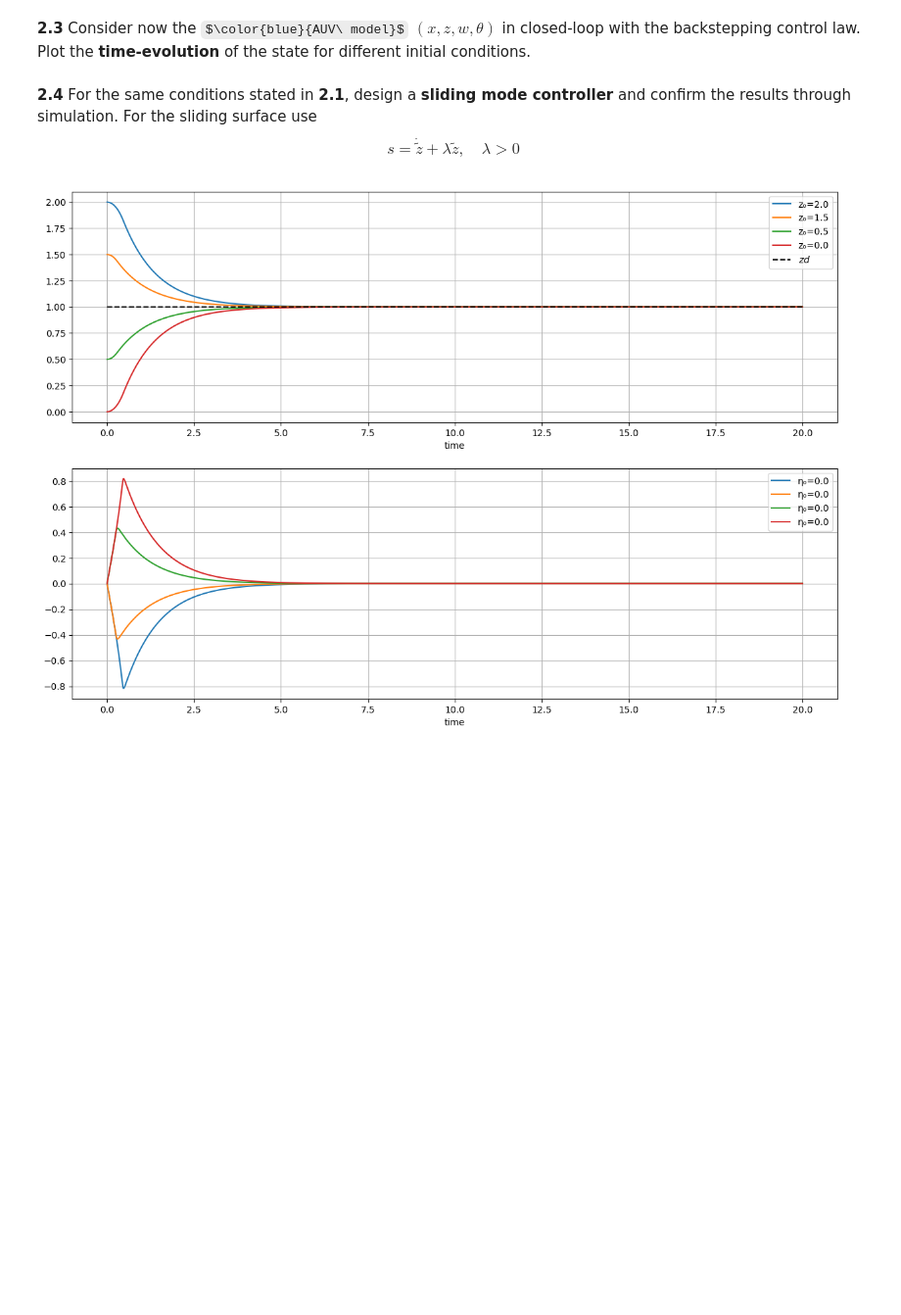
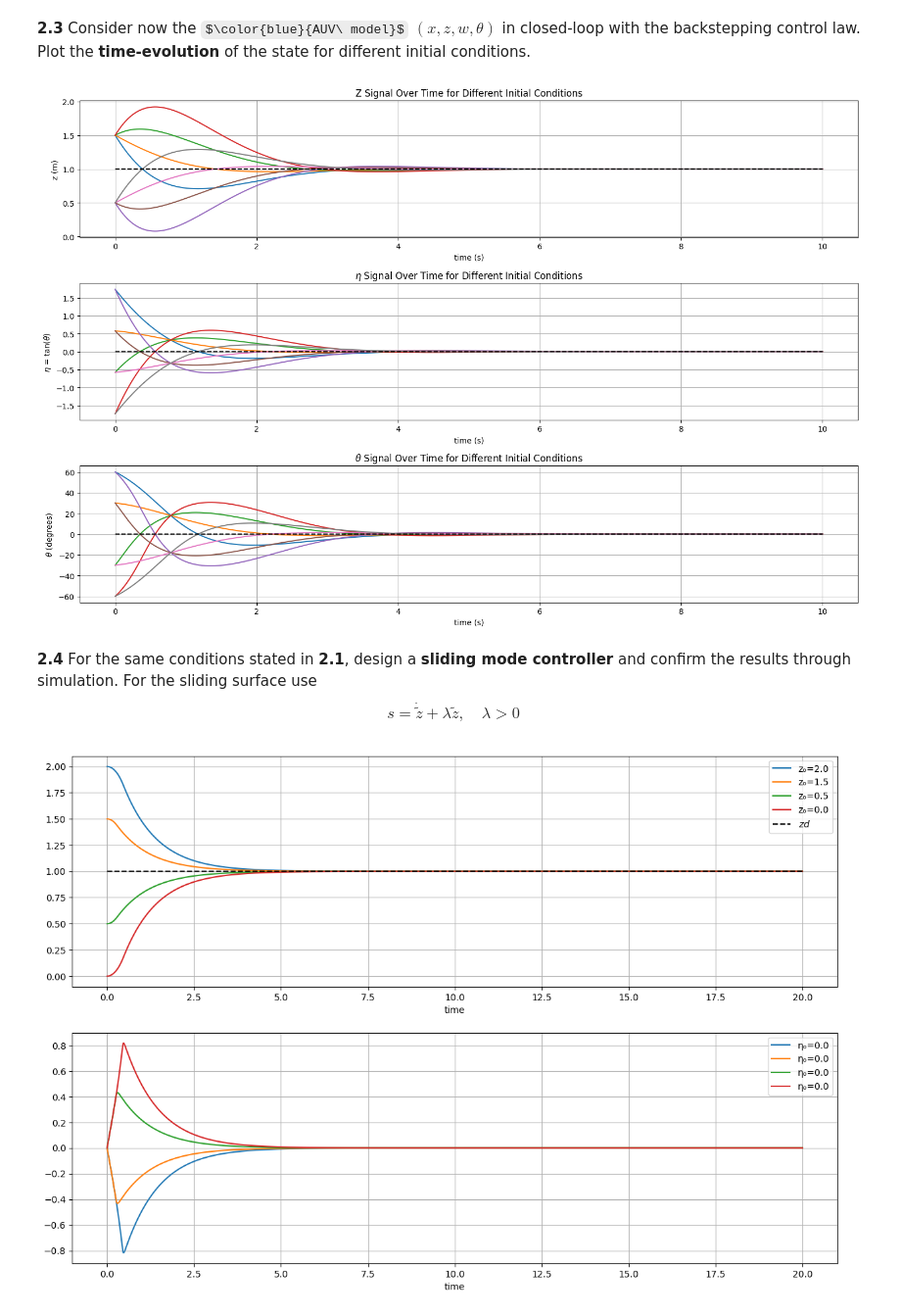
Before and after one commit to brumocas/CO_Projects, a Jupyter notebook: Final/CO_project1and2.ipynb, the cells around one changed output. Shown at 98% size. Saved outputs shown, nothing was run; the diff lists cells and outputs as text; code cells hidden in the pictures; some formulas as TeX source; blank space fills up the shorter version.

```diff
--- a/Final/CO_project1and2.ipynb
+++ b/Final/CO_project1and2.ipynb
@@ -922,6 +922,105 @@ plot_results(t_signal, z_signals, zd_signal, eta_signals, theta_signals)
 **2.3**
 Consider now the $\color{blue}{AUV\ model}$ $(x,z,w,\theta)$ in closed-loop with the backstepping control law.
 Plot the **time-evolution** of the state  for different initial conditions.
+# %%
+import numpy as np
+import matplotlib.pyplot as plt
+
+# Define the step function for Euler Method
+def step_f(z, eta, zd, vd, K1, K2, dt):
+    # Calculate tilde_z
+    tilde_z = z - zd
+    # Calculate phi
+    phi = K1 * tilde_z / vd
+    # Calculate tilde_eta
+    tilde_eta = eta - phi
+    # Calculate derivative of phi
+    dot_phi = K1 / vd * (-vd * eta)
+    # Calculate control u
+    u = -K2 * tilde_eta / (1 + eta**2)
+    # Return updated state variables using Euler Method
+    return z + (-vd * eta) * dt, eta + (1 + eta**2) * u * dt, np.arctan(eta)
+
+# Function to simulate the system
+def simulate_system(vd, K1, K2, zd, dt, t_end, z_initial_conditions, eta_initial_conditions):
+    # Create time samples
+    t_signal = np.arange(0, t_end, dt)
+    zd_signal = zd * np.ones_like(t_signal)
+    z_signals = []
+    eta_signals = []
+    theta_signals = []
+    # Iterate over initial conditions
+    for z_initial in z_initial_conditions:
+        for eta_initial in eta_initial_conditions:
+            z_signal = np.zeros_like(t_signal)
+            eta_signal = np.zeros_like(t_signal)
+            theta_signal = np.zeros_like(t_signal)
+            # Initialize state variables
+            z_signal[0] = z_initial
+            eta_signal[0] = eta_initial
+            theta_signal[0] = np.arctan(eta_initial)
+            # Iterate over time samples
+            for i in range(t_signal.shape[0] - 1):
+                # Update state variables using Euler Method
+                z_signal[i+1], eta_signal[i+1], theta_signal[i+1]= step_f(z_signal[i], eta_signal[i], zd_signal[i], vd, K1, K2, dt)
+            # Append new simulations
+            z_signals.append(z_signal)
+            eta_signals.append(eta_signal)
+            theta_signals.append(theta_signal)
+    return t_signal, z_signals, eta_signals, theta_signals, zd_signal
+
+# Function to plot results
+def plot_results(t_signal, z_signals, zd_signal, eta_signals, theta_signals):
+    # Create a figure
+    fig, axs = plt.subplots(3, figsize=(15, 10))
+    # Plot z and zd for different initial conditions
+    for z_signal in z_signals:
+        axs[0].plot(t_signal, z_signal)
+    axs[0].plot(t_signal, zd_signal, 'k--')
+    axs[0].set_xlabel("time (s)")
+    axs[0].set_ylabel("z (m)")
+    axs[0].set_title("Z Signal Over Time for Different Initial Conditions")
+    axs[0].grid()
+
+    # Plot eta for different initial conditions
+    for eta_signal in eta_signals:
+        axs[1].plot(t_signal, eta_signal)
+    axs[1].plot(t_signal, t_signal*0, 'k--')
+    axs[1].set_xlabel("time (s)")
+    axs[1].set_ylabel(r"$\eta$ = tan($\theta$)")
+    axs[1].set_title(r"$\eta$ Signal Over Time for Different Initial Conditions")
+    axs[1].grid()
+
+    # Plot theta for different initial conditions
+    for theta_signal in theta_signals:
+        axs[2].plot(t_signal, theta_signal * 180 / np.pi)
+    axs[2].plot(t_signal, t_signal*0, 'k--')
+    axs[2].set_xlabel("time (s)")
+    axs[2].set_ylabel(r"$\theta$ (degrees)")
+    axs[2].set_title(r"$\theta$ Signal Over Time for Different Initial Conditions")
+    axs[2].grid()
+
+    plt.tight_layout()
+    plt.show()
+
+# Parameters
+dt = 0.001
+t_end = 10
+vd = 1
+zd = 1
+K1 = 1
+K2 = (0.25*(vd - (K1**2/vd))**2 + K1**2)/K1 + 1
+z_initial_conditions = [1.5, 0.5]  # Initial conditions for z
+eta_initial_conditions = [np.tan(np.pi/3),   # Initial conditions for eta
+                          np.tan(np.pi/6),
+                          np.tan(-np.pi/6),
+                          np.tan(-np.pi/3)]
+
+# Simulate and plot
+t_signal, z_signals, eta_signals, theta_signals, zd_signal = simulate_system(vd, K1, K2, zd, dt, t_end, z_initial_conditions, eta_initial_conditions)
+plot_results(t_signal, z_signals, zd_signal, eta_signals, theta_signals)
+# %% [output]
+[figure, added]
 # %% [markdown]
 **2.4**
 For the same conditions stated in **2.1**, design a **sliding mode controller** and confirm the results through simulation.
```
Also changed, not shown: parts of 6 cells of this notebook.
